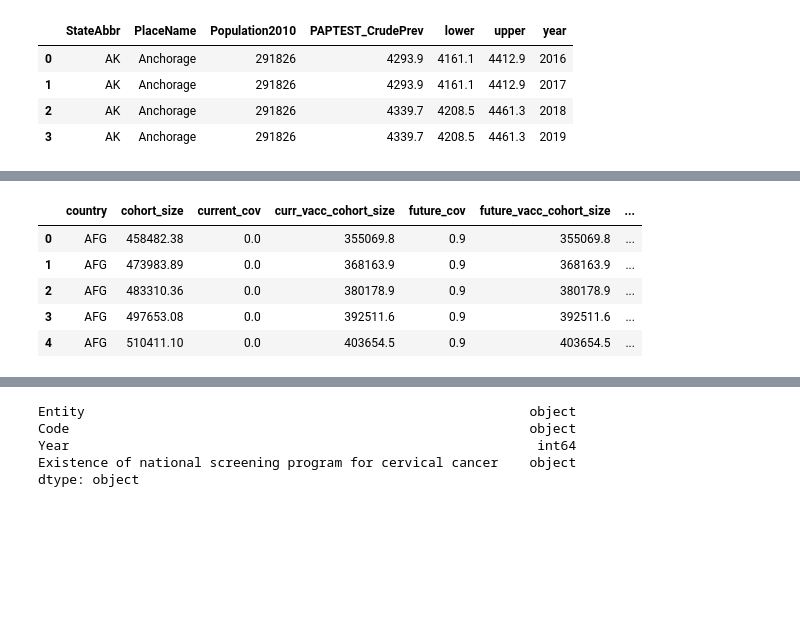
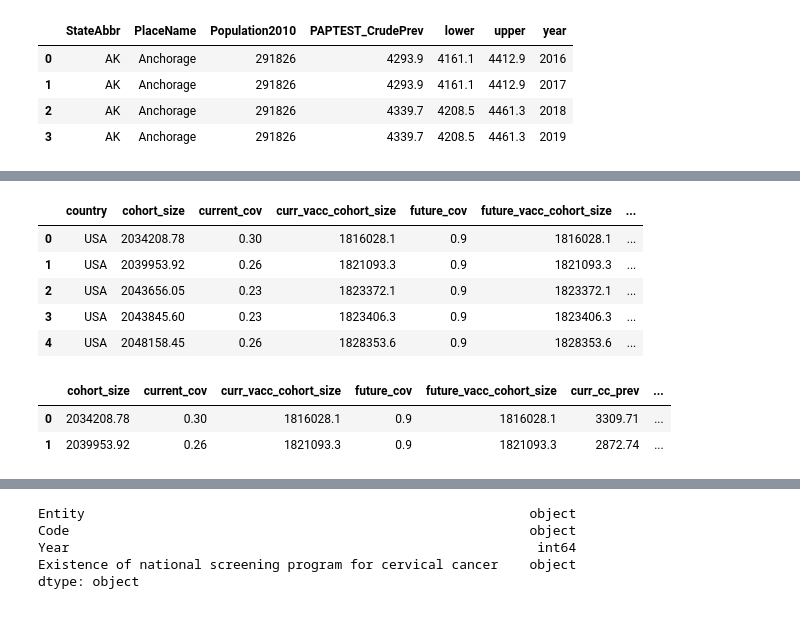
Before and after one commit to maya-papaya/ads1-cervical-cancer-analysis, a Jupyter notebook: Data Cleaning & Preprocessing (2).ipynb, the cells around one changed output, grey strips where cells are left out. Cells and saved outputs as stored; diff of their text form; code cells hidden in the pictures; blank space fills up the shorter version.

```diff
--- a/Data Cleaning & Preprocessing (2).ipynb
+++ b/Data Cleaning & Preprocessing (2).ipynb
@@ -224,17 +197,25 @@ hpv19['year'] = np.array([2019]*len(hpv19['country']))
 hpv20['year'] = np.array([2020]*len(hpv20['country']))
 # %%
 # MERGING DATASETS
-hpv = hpv10.merge(hpv11, how='outer', on=list(hpv10.columns))
+hpv = hpv10[hpv10['country'] == 'USA'].merge(hpv11[hpv11['country'] == 'USA'], how='outer', on=list(hpv10.columns))
 for df in [hpv12, hpv13, hpv14, hpv15, hpv16, hpv17, hpv18, hpv19, hpv20]:
-  hpv = hpv.merge(df, how='outer', on=list(hpv.columns))
+  hpv = hpv.merge(df[df['country'] == 'USA'], how='outer', on=list(hpv.columns))
 hpv.head()
 # %% [output]
 |  | country | cohort_size | current_cov | curr_vacc_cohort_size | future_cov | future_vacc_cohort_size | ... |
-| 0 | AFG | 458482.38 | 0.0 | 355069.8 | 0.9 | 355069.8 | ... |
-| 1 | AFG | 473983.89 | 0.0 | 368163.9 | 0.9 | 368163.9 | ... |
-| 2 | AFG | 483310.36 | 0.0 | 380178.9 | 0.9 | 380178.9 | ... |
-| 3 | AFG | 497653.08 | 0.0 | 392511.6 | 0.9 | 392511.6 | ... |
-| 4 | AFG | 510411.10 | 0.0 | 403654.5 | 0.9 | 403654.5 | ... |
+| 0 | USA | 2034208.78 | 0.30 | 1816028.1 | 0.9 | 1816028.1 | ... |
+| 1 | USA | 2039953.92 | 0.26 | 1821093.3 | 0.9 | 1821093.3 | ... |
+| 2 | USA | 2043656.05 | 0.23 | 1823372.1 | 0.9 | 1823372.1 | ... |
+| 3 | USA | 2043845.60 | 0.23 | 1823406.3 | 0.9 | 1823406.3 | ... |
+| 4 | USA | 2048158.45 | 0.26 | 1828353.6 | 0.9 | 1828353.6 | ... |
+# %%
+# REMOVING UNNECESSARY COLUMNS
+hpv = hpv.drop(['country', 'region', 'income_group'], axis=1).rename(columns={'country_name':'country'})
+hpv.head(2)
+# %% [output]
+|  | cohort_size | current_cov | curr_vacc_cohort_size | future_cov | future_vacc_cohort_size | curr_cc_prev | ... |
+| 0 | 2034208.78 | 0.30 | 1816028.1 | 0.9 | 1816028.1 | 3309.71 | ... |
+| 1 | 2039953.92 | 0.26 | 1821093.3 | 0.9 | 1821093.3 | 2872.74 | ... |
 # %%
 # CHECKING NULL / DUPLICATE VALUES
 print(hpv.isnull().sum())
```
Also changed, not shown: parts of 19 cells of this notebook.
